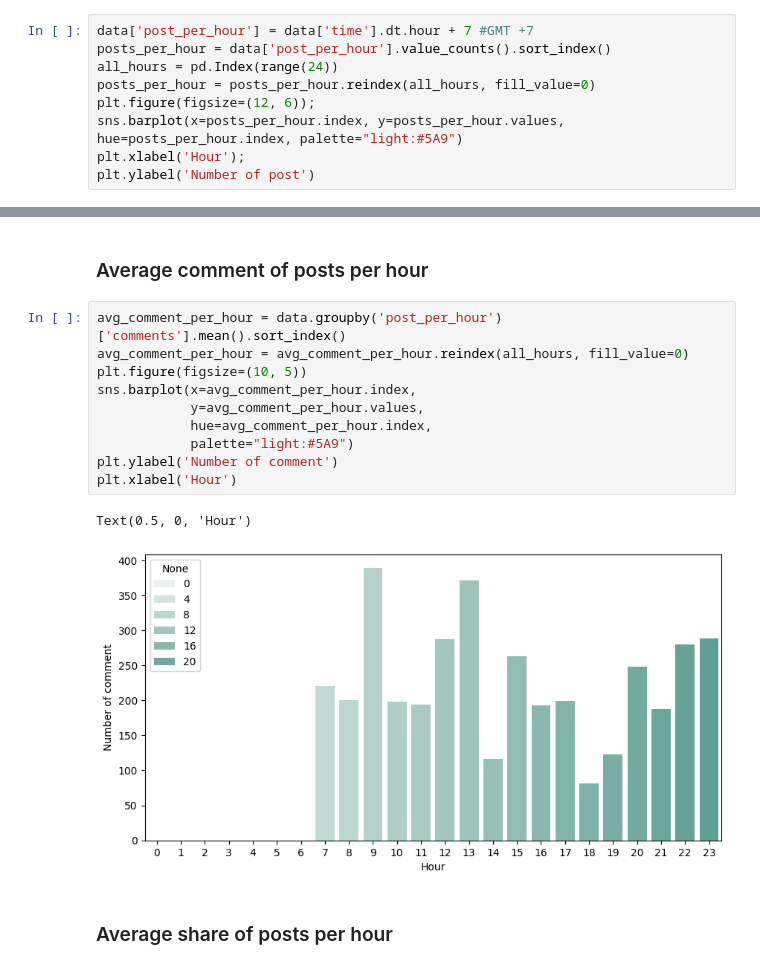
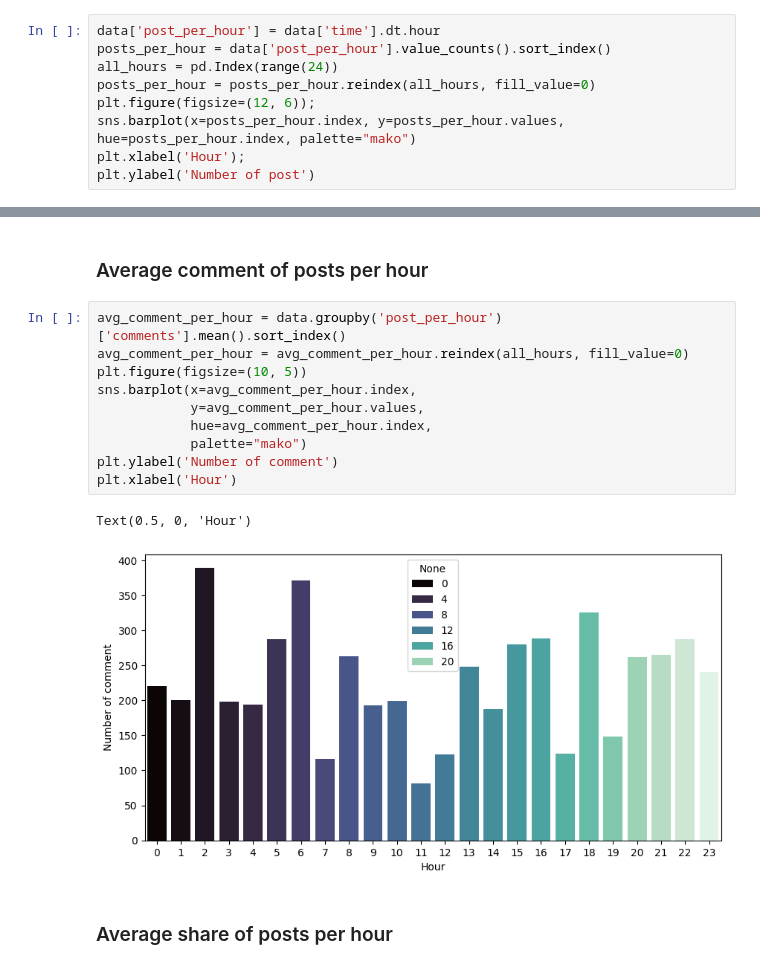
Before and after one commit to chirikatori/data-analyze-facebook, a Jupyter notebook: Analyzes.ipynb, the cells around one changed output, grey strips where cells are left out. Cells and saved outputs as stored; diff of their text form.

Commit message:
fix some image

```diff
--- a/Analyzes.ipynb
+++ b/Analyzes.ipynb
@@ -158,12 +158,12 @@ Text(0, 0.5, 'Average number of shares')
 # %% [markdown]
 ### Post per hour
 # %%
-data['post_per_hour'] = data['time'].dt.hour + 7 #GMT +7
+data['post_per_hour'] = data['time'].dt.hour
 posts_per_hour = data['post_per_hour'].value_counts().sort_index()
 all_hours = pd.Index(range(24))
 posts_per_hour = posts_per_hour.reindex(all_hours, fill_value=0)
 plt.figure(figsize=(12, 6));
-sns.barplot(x=posts_per_hour.index, y=posts_per_hour.values, hue=posts_per_hour.index, palette="light:#5A9")
+sns.barplot(x=posts_per_hour.index, y=posts_per_hour.values, hue=posts_per_hour.index, palette="mako")
 plt.xlabel('Hour');
 plt.ylabel('Number of post')
 # %% [output]
@@ -188,16 +188,16 @@ Text(0.5, 0, 'Hour')
 # %%
 avg_comment_per_hour = data.groupby('post_per_hour')['comments'].mean().sort_index()
 avg_comment_per_hour = avg_comment_per_hour.reindex(all_hours, fill_value=0)
 plt.figure(figsize=(10, 5))
 sns.barplot(x=avg_comment_per_hour.index,
             y=avg_comment_per_hour.values,
             hue=avg_comment_per_hour.index,
-            palette="light:#5A9")
+            palette="mako")
 plt.ylabel('Number of comment')
 plt.xlabel('Hour')
 # %% [output]
 Text(0.5, 0, 'Hour')
-[figure, old version]
+[figure, new version]
 # %% [markdown]
 ### Average share of posts per hour
 # %%
```
Also changed, not shown: parts of 3 cells of this notebook, 5 other files.
